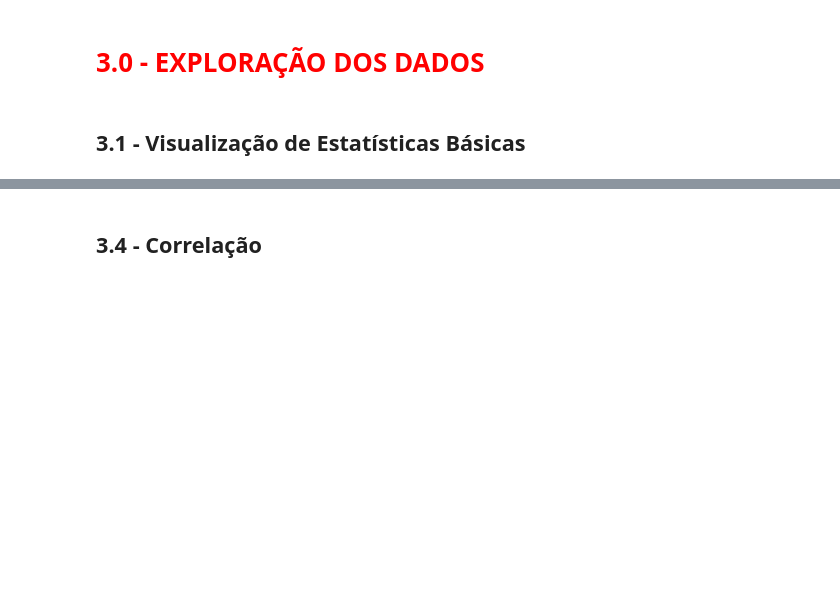
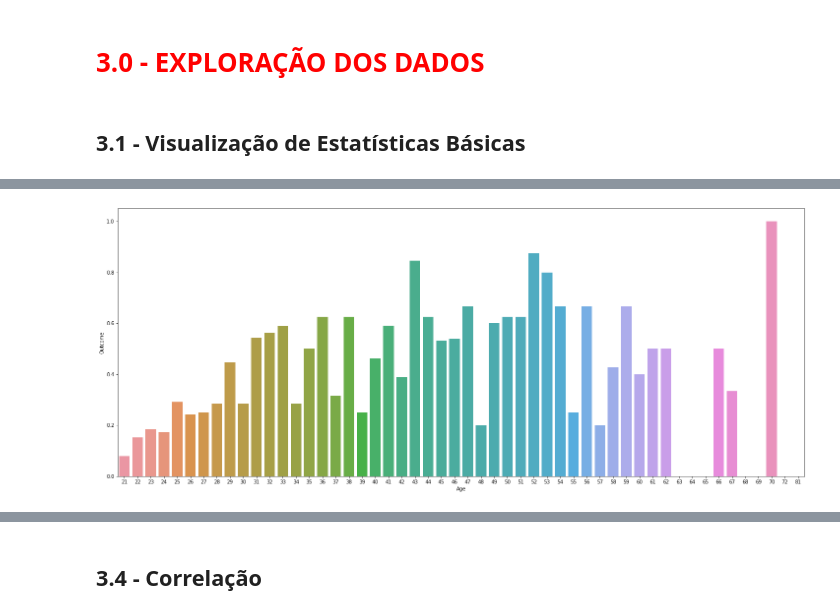
Before and after one commit to MarcusGodoi/DataScience, a Jupyter notebook: 01 Roadmap Data Science/03 Exploração dos Dados/03 - Análise Exploratória.ipynb, the cells around one changed output, grey strips where cells are left out. Cells and saved outputs as stored; diff of their text form; code cells hidden in the pictures; blank space fills up the shorter version.

```diff
--- a/01 Roadmap Data Science/03 Exploração dos Dados/03 - Análise Exploratória.ipynb
+++ b/01 Roadmap Data Science/03 Exploração dos Dados/03 - Análise Exploratória.ipynb
@@ -386,0 +390,14 @@ Número de Casos Falsos     : 500 (65.10%)
+# %%
+#Qual a relação da idade com a diabetes?
+
+plt.figure(figsize=(25,10))
+
+x = base3.Age
+y = base3.Outcome
+
+#Computando os valores e gerando o gráfico
+
+sns.barplot(x,y, ci=None)
+plt.xticks(rotation=0);
+# %% [output]
+[figure, added]
```
Also changed, not shown: parts of 25 cells of this notebook, 1 other file.
